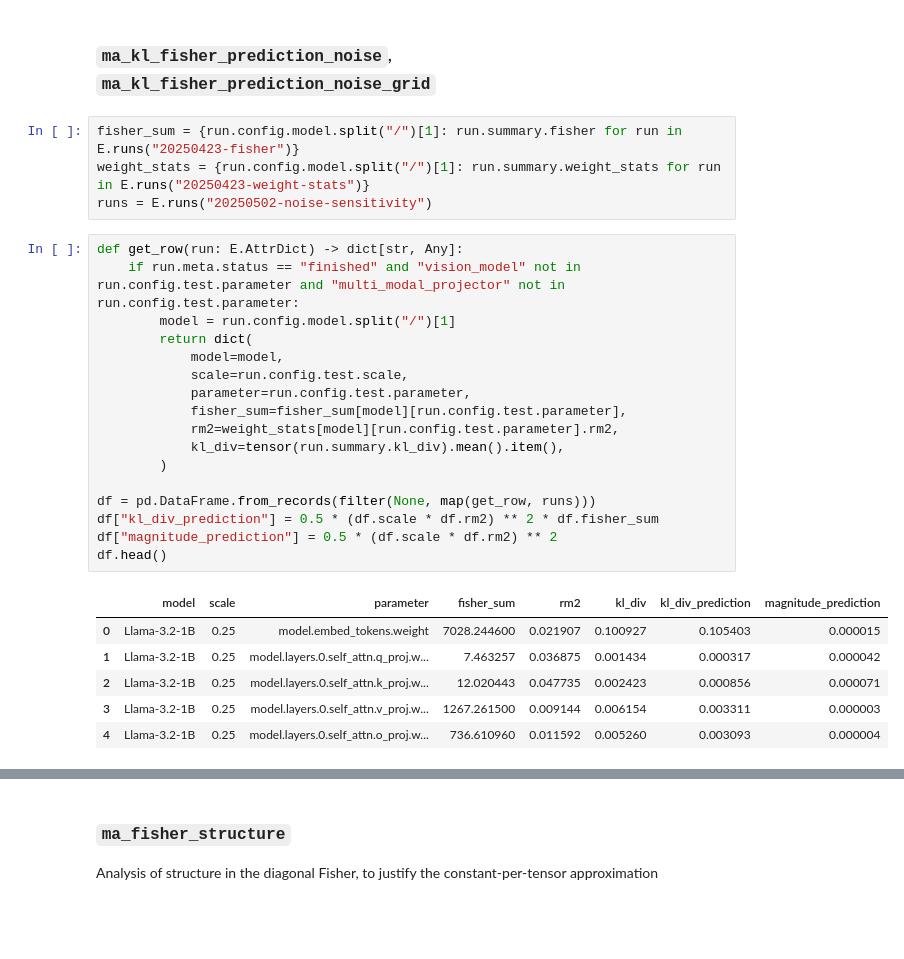
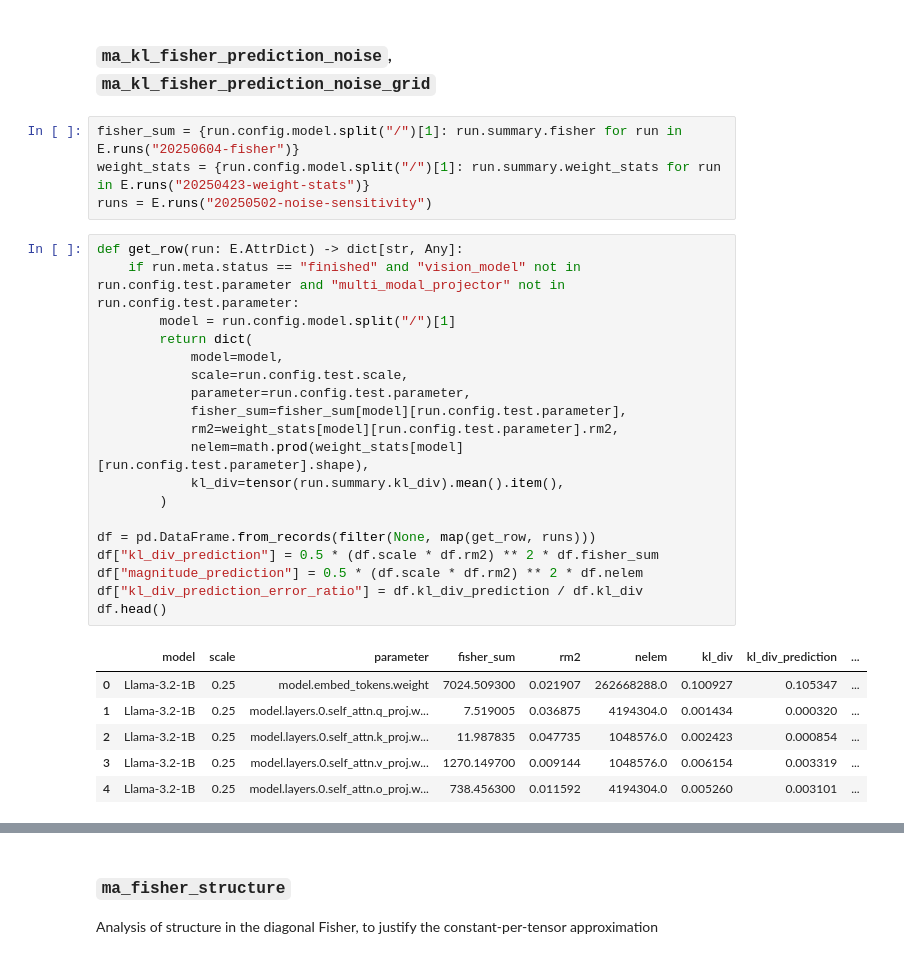
Before and after one commit to graphcore-research/optimal-weight-formats, a Jupyter notebook: paper/Models.ipynb, the cells around one changed output, grey strips where cells are left out. Drawn from its saved outputs; the diff is of its cells as text; blank space fills up the shorter version.

```diff
--- a/paper/Models.ipynb
+++ b/paper/Models.ipynb
@@ -94,33 +93,35 @@ plot_utils.save("ma_parameter_hist")
 # %% [markdown]
 ### `ma_kl_fisher_prediction_noise`, `ma_kl_fisher_prediction_noise_grid`
 # %%
-fisher_sum = {run.config.model.split("/")[1]: run.summary.fisher for run in E.runs("20250423-fisher")}
+fisher_sum = {run.config.model.split("/")[1]: run.summary.fisher for run in E.runs("20250604-fisher")}
 weight_stats = {run.config.model.split("/")[1]: run.summary.weight_stats for run in E.runs("20250423-weight-stats")}
 runs = E.runs("20250502-noise-sensitivity")
 # %%
 def get_row(run: E.AttrDict) -> dict[str, Any]:
     if run.meta.status == "finished" and "vision_model" not in run.config.test.parameter and "multi_modal_projector" not in run.config.test.parameter:
         model = run.config.model.split("/")[1]
         return dict(
             model=model,
             scale=run.config.test.scale,
             parameter=run.config.test.parameter,
             fisher_sum=fisher_sum[model][run.config.test.parameter],
             rm2=weight_stats[model][run.config.test.parameter].rm2,
+            nelem=math.prod(weight_stats[model][run.config.test.parameter].shape),
             kl_div=tensor(run.summary.kl_div).mean().item(),
         )
 
 df = pd.DataFrame.from_records(filter(None, map(get_row, runs)))
 df["kl_div_prediction"] = 0.5 * (df.scale * df.rm2) ** 2 * df.fisher_sum
-df["magnitude_prediction"] = 0.5 * (df.scale * df.rm2) ** 2
+df["magnitude_prediction"] = 0.5 * (df.scale * df.rm2) ** 2 * df.nelem
+df["kl_div_prediction_error_ratio"] = df.kl_div_prediction / df.kl_div
 df.head()
 # %% [output]
-|  | model | scale | parameter | fisher_sum | rm2 | kl_div | kl_div_prediction | magnitude_prediction |
-| 0 | Llama-3.2-1B | 0.25 | model.embed_tokens.weight | 7028.244600 | 0.021907 | 0.100927 | 0.105403 | 0.000015 |
-| 1 | Llama-3.2-1B | 0.25 | model.layers.0.self_attn.q_proj.w... | 7.463257 | 0.036875 | 0.001434 | 0.000317 | 0.000042 |
-| 2 | Llama-3.2-1B | 0.25 | model.layers.0.self_attn.k_proj.w... | 12.020443 | 0.047735 | 0.002423 | 0.000856 | 0.000071 |
-| 3 | Llama-3.2-1B | 0.25 | model.layers.0.self_attn.v_proj.w... | 1267.261500 | 0.009144 | 0.006154 | 0.003311 | 0.000003 |
-| 4 | Llama-3.2-1B | 0.25 | model.layers.0.self_attn.o_proj.w... | 736.610960 | 0.011592 | 0.005260 | 0.003093 | 0.000004 |
+|  | model | scale | parameter | fisher_sum | rm2 | nelem | kl_div | kl_div_prediction | ... |
+| 0 | Llama-3.2-1B | 0.25 | model.embed_tokens.weight | 7024.509300 | 0.021907 | 262668288.0 | 0.100927 | 0.105347 | ... |
+| 1 | Llama-3.2-1B | 0.25 | model.layers.0.self_attn.q_proj.w... | 7.519005 | 0.036875 | 4194304.0 | 0.001434 | 0.000320 | ... |
+| 2 | Llama-3.2-1B | 0.25 | model.layers.0.self_attn.k_proj.w... | 11.987835 | 0.047735 | 1048576.0 | 0.002423 | 0.000854 | ... |
+| 3 | Llama-3.2-1B | 0.25 | model.layers.0.self_attn.v_proj.w... | 1270.149700 | 0.009144 | 1048576.0 | 0.006154 | 0.003319 | ... |
+| 4 | Llama-3.2-1B | 0.25 | model.layers.0.self_attn.o_proj.w... | 738.456300 | 0.011592 | 4194304.0 | 0.005260 | 0.003101 | ... |
 # %%
 kl_fisher_prediction_legend_title = r"$\frac{\sigma_t}{\text{RMS}(\theta_{T_t})}$"
 scales = [
```
Also changed, not shown: parts of 4 cells of this notebook, 2 other files.
